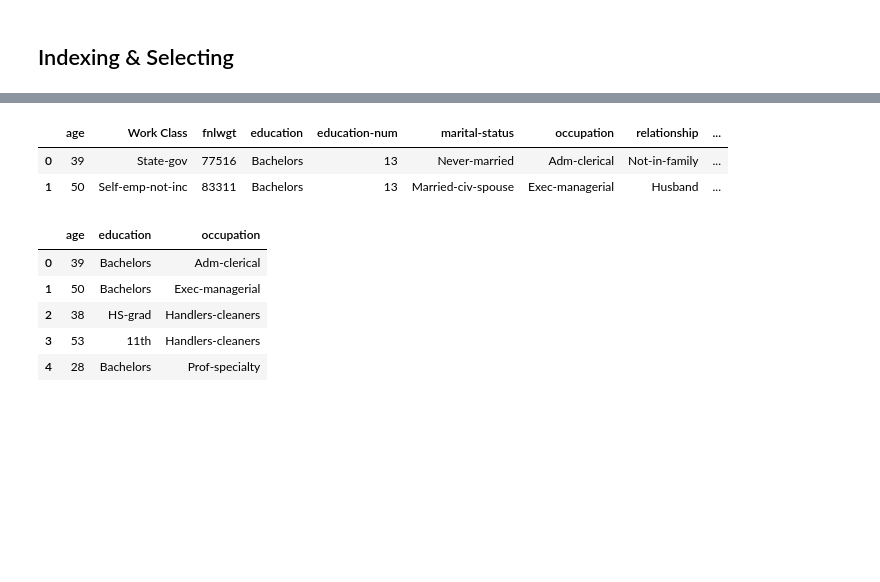
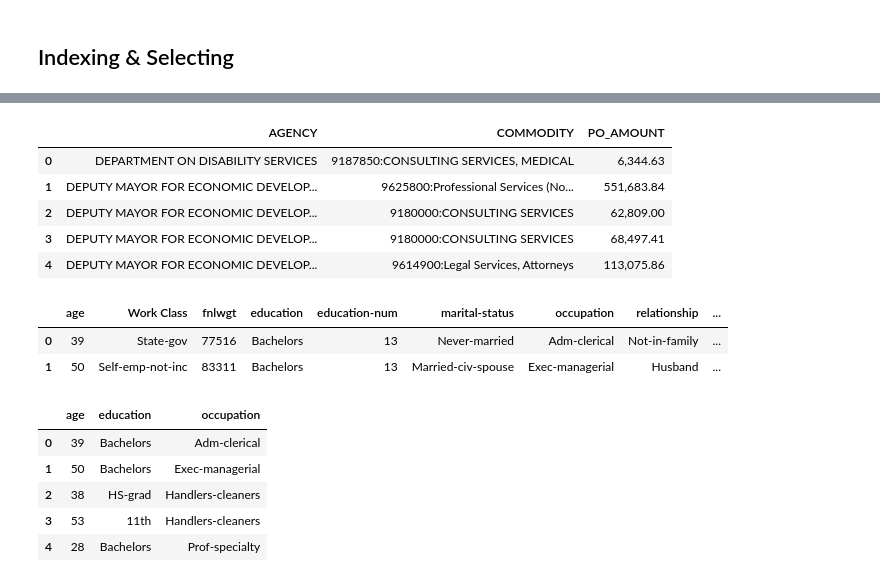
Before and after one commit to zkan/python-for-data-scientists, a Jupyter notebook: 03-pandas-for-all-things-data-analysis/03-taming-data.ipynb, the cells around one changed output, grey strips where cells are left out. Drawn from its saved outputs; the diff is of its cells as text; code cells hidden in the pictures; blank space fills up the shorter version.

```diff
--- a/03-pandas-for-all-things-data-analysis/03-taming-data.ipynb
+++ b/03-pandas-for-all-things-data-analysis/03-taming-data.ipynb
@@ -16,0 +31,9 @@ adult.to_csv('adult.csv')
+# %%
+df[['AGENCY', 'COMMODITY', 'PO_AMOUNT']].head()
+# %% [output]
+|  | AGENCY | COMMODITY | PO_AMOUNT |
+| 0 | DEPARTMENT ON DISABILITY SERVICES | 9187850:CONSULTING SERVICES, MEDICAL | 6,344.63 |
+| 1 | DEPUTY MAYOR FOR ECONOMIC DEVELOP... | 9625800:Professional Services (No... | 551,683.84 |
+| 2 | DEPUTY MAYOR FOR ECONOMIC DEVELOP... | 9180000:CONSULTING SERVICES | 62,809.00 |
+| 3 | DEPUTY MAYOR FOR ECONOMIC DEVELOP... | 9180000:CONSULTING SERVICES | 68,497.41 |
+| 4 | DEPUTY MAYOR FOR ECONOMIC DEVELOP... | 9614900:Legal Services, Attorneys | 113,075.86 |
```
Also changed, not shown: parts of 11 cells of this notebook.
